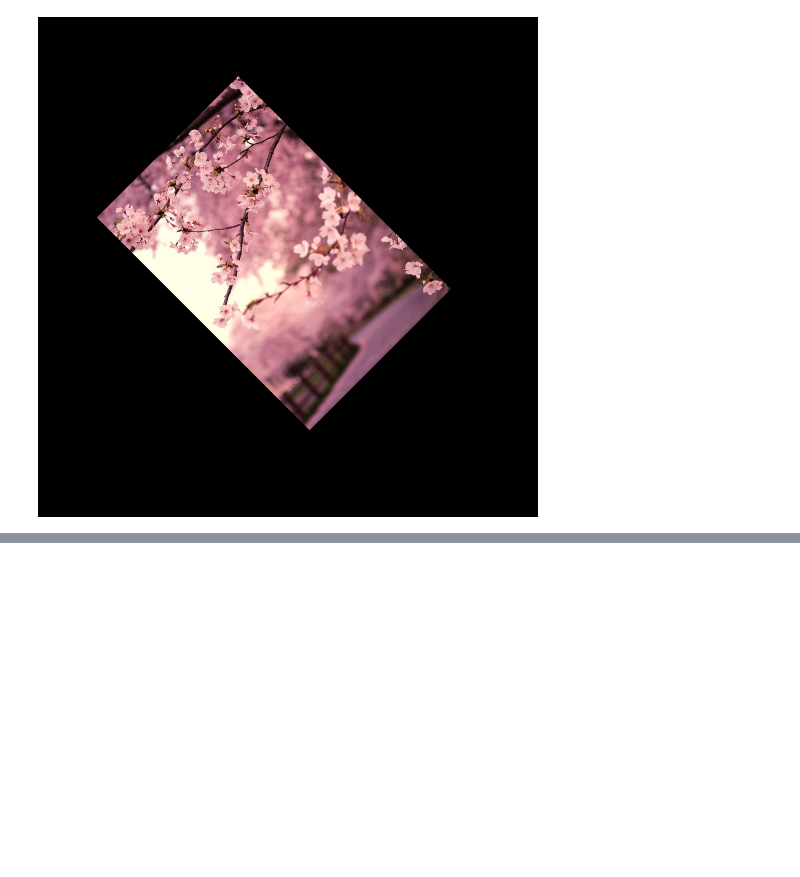
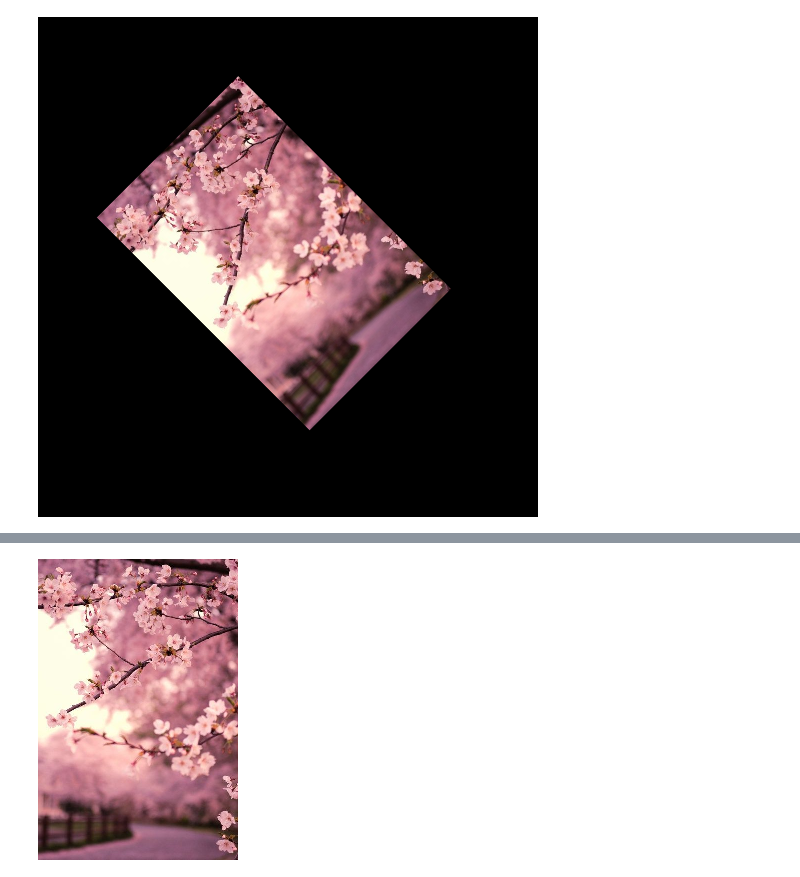
Before and after one commit to syuan0525/image_process, a Jupyter notebook: image_process2.ipynb, the cells around one changed output, grey strips where cells are left out. Saved outputs shown, nothing was run; the diff lists cells and outputs as text; code cells hidden in the pictures; blank space fills up the shorter version.

```diff
--- a/image_process2.ipynb
+++ b/image_process2.ipynb
@@ -42,0 +64,5 @@ cv2_imshow(pic2)         # (旋轉中心,旋轉角度,縮放比例) (輸出的
+# %%
+m1 = cv2.imread("1.jpg",1)
+cv2_imshow(m1[::2,::2]) # 像素每2格取一格 縮小成1/2
+# %% [output]
+[figure, added]
```
Also changed, not shown: parts of 4 cells of this notebook.
